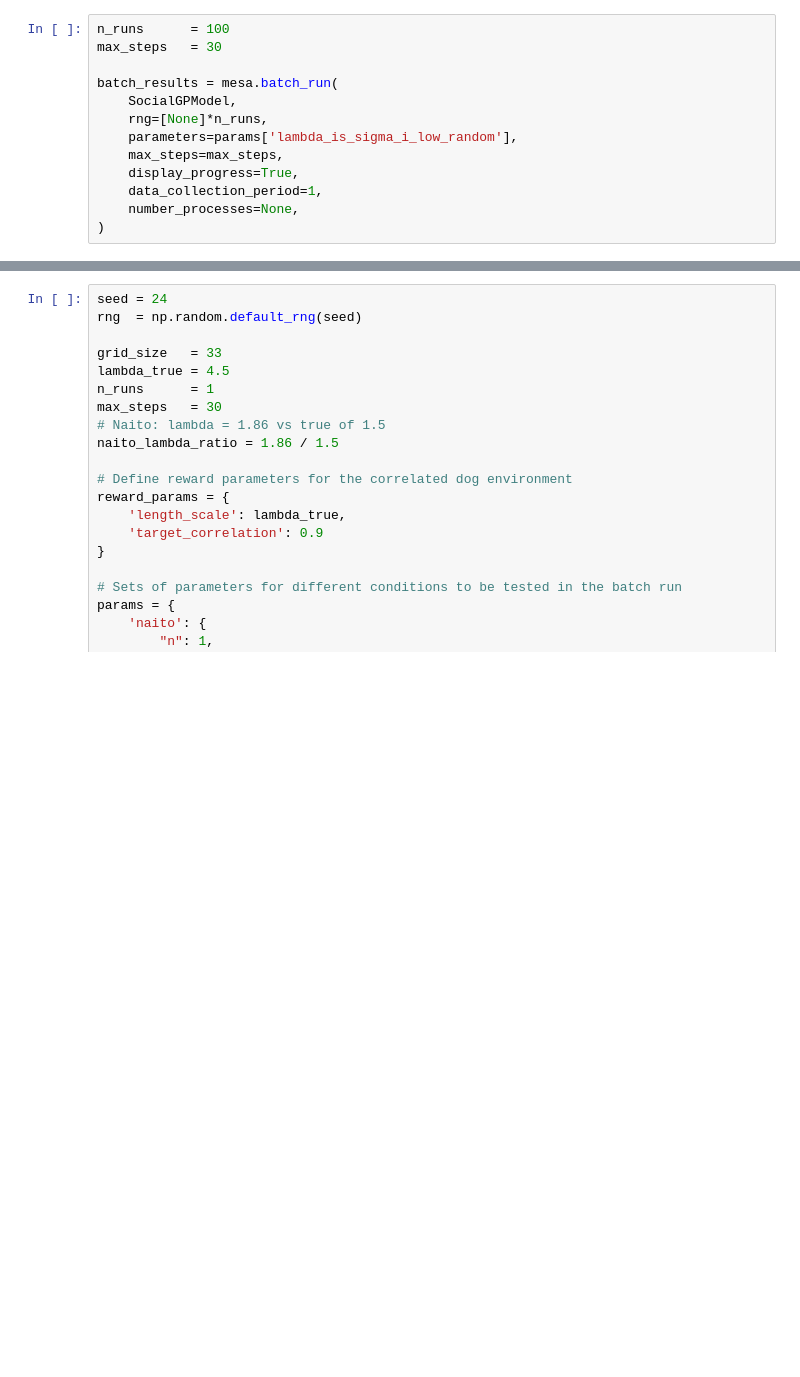
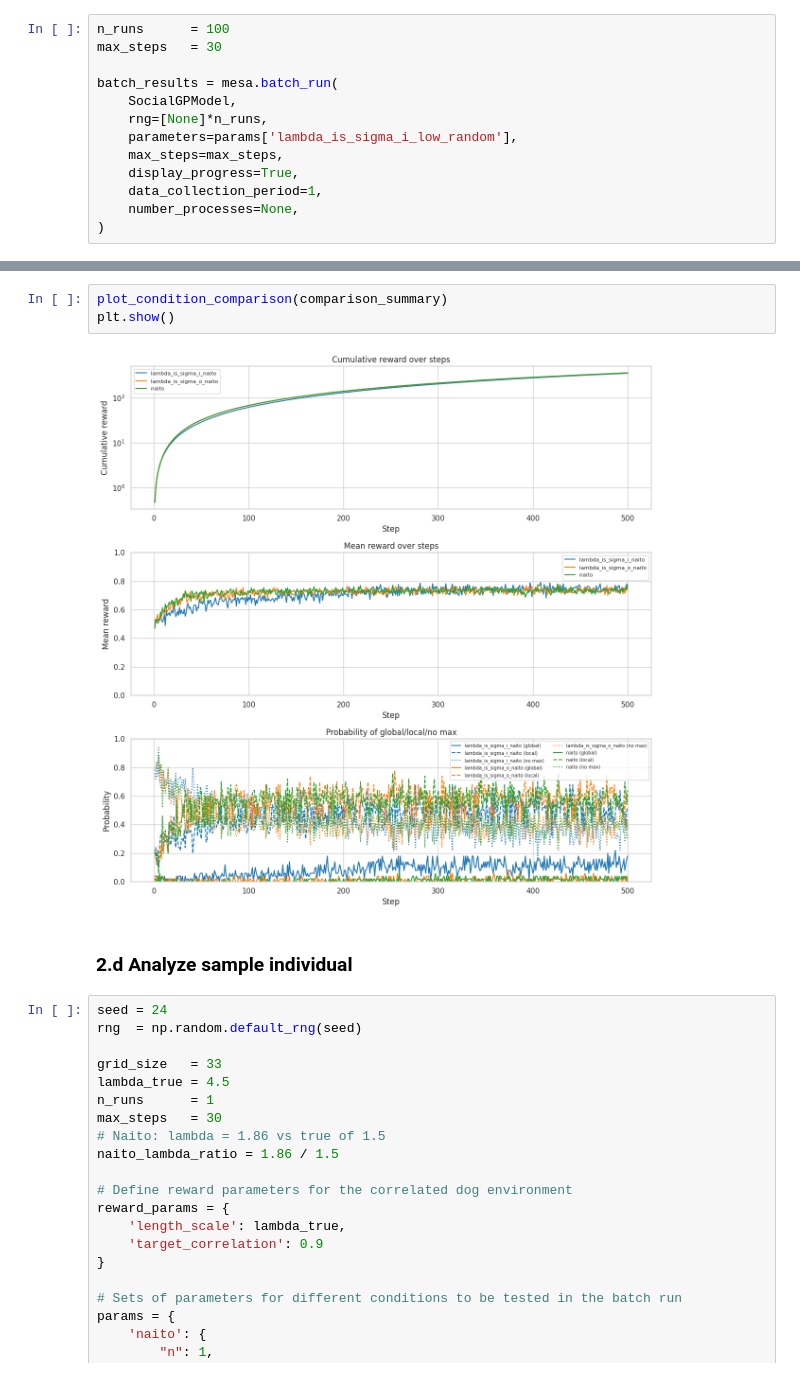
Before and after one commit to vagechirkov/Spatial-MAB-taboo, a Jupyter notebook: single_agent_simulations.ipynb, the cells around one changed output, grey strips where cells are left out. Cells and saved outputs as stored; diff of their text form; blank space fills up the shorter version.

```diff
--- a/single_agent_simulations.ipynb
+++ b/single_agent_simulations.ipynb
@@ -301,3 +359,10 @@ plt.show()
+# %%
+plot_condition_comparison(comparison_summary)
+plt.show()
+# %% [output]
+[figure, added]
+# %% [markdown]
+### 2.d Analyze sample individual
 # %%
 seed = 24
 rng  = np.random.default_rng(seed)
```
Also changed, not shown: parts of 9 cells of this notebook, 2 other files.
